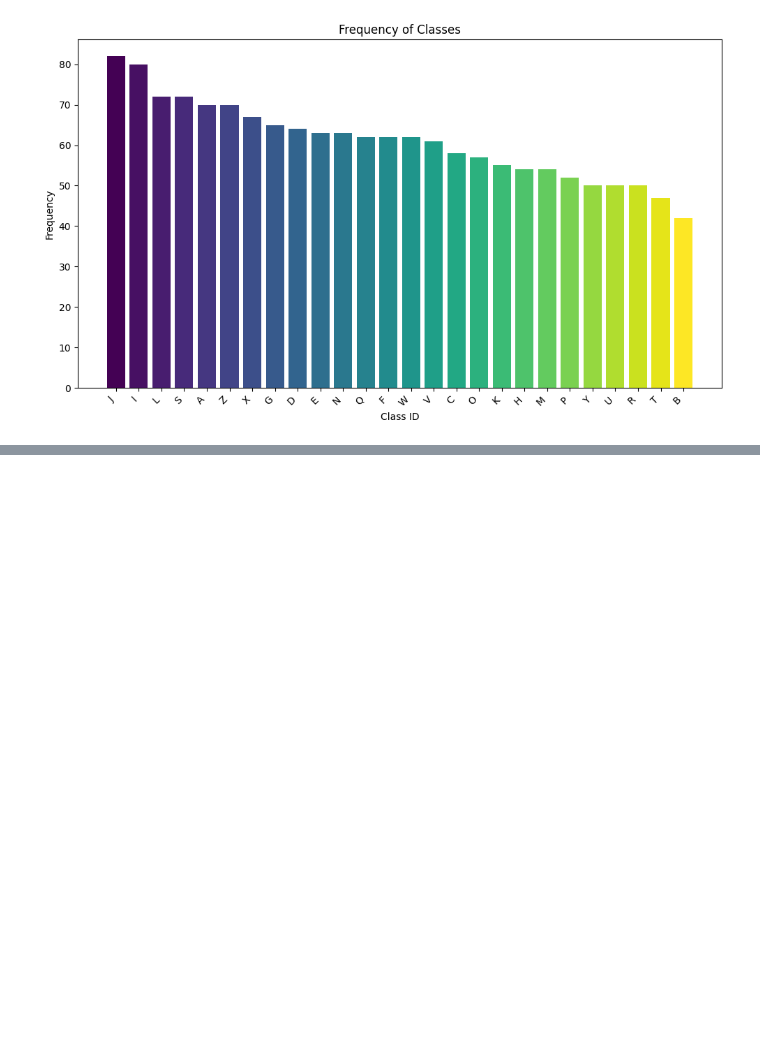
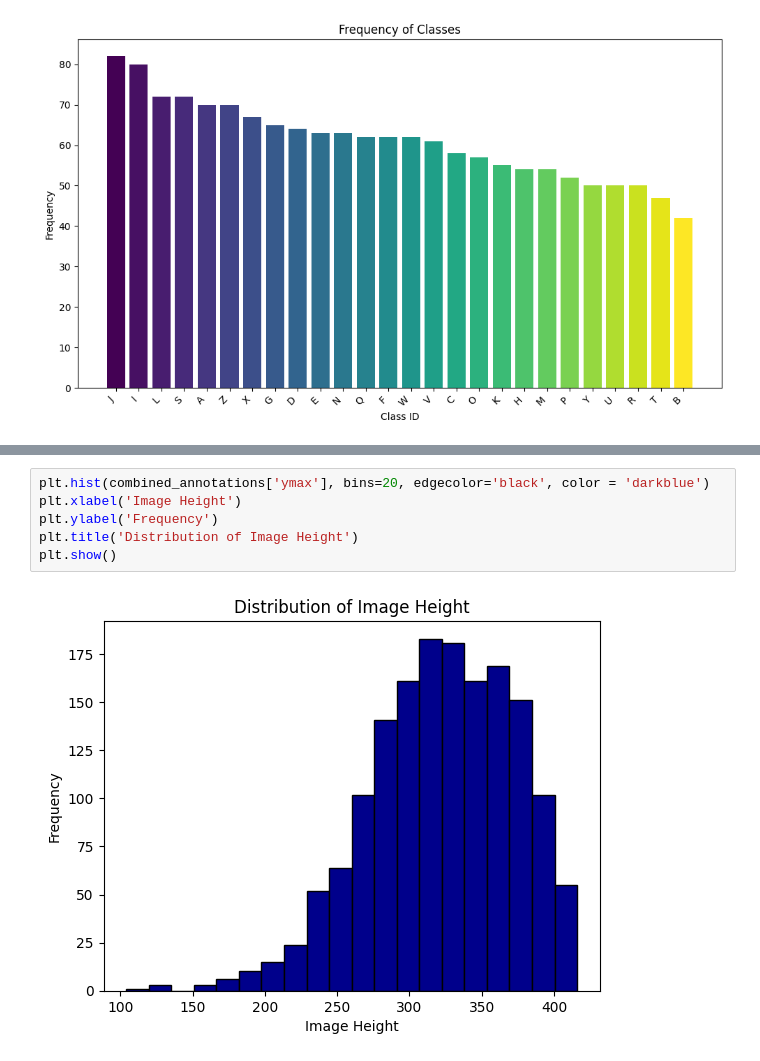
Before and after one commit to ToriStoner/ToriStoner, a Jupyter notebook: ASL_Data_.ipynb, the cells around one changed output, grey strips where cells are left out. Saved outputs shown, nothing was run; the diff lists cells and outputs as text; blank space fills up the shorter version.

```diff
--- a/ASL_Data_.ipynb
+++ b/ASL_Data_.ipynb
@@ -71,0 +76,8 @@ plt.show()
+# %%
+plt.hist(combined_annotations['ymax'], bins=20, edgecolor='black', color = 'darkblue')
+plt.xlabel('Image Height')
+plt.ylabel('Frequency')
+plt.title('Distribution of Image Height')
+plt.show()
+# %% [output]
+[figure, added]
```
Also changed, not shown: parts of 3 cells of this notebook.
